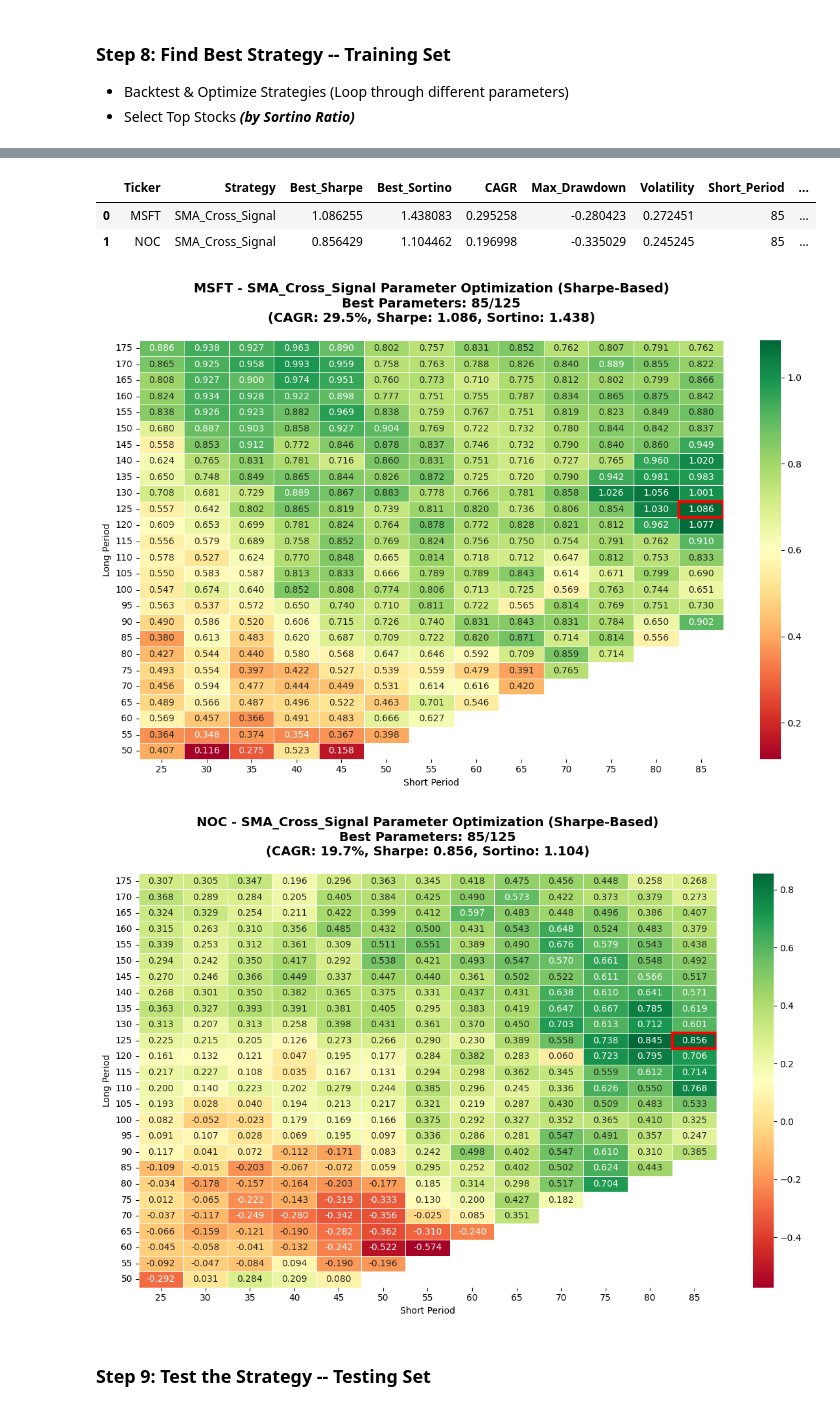
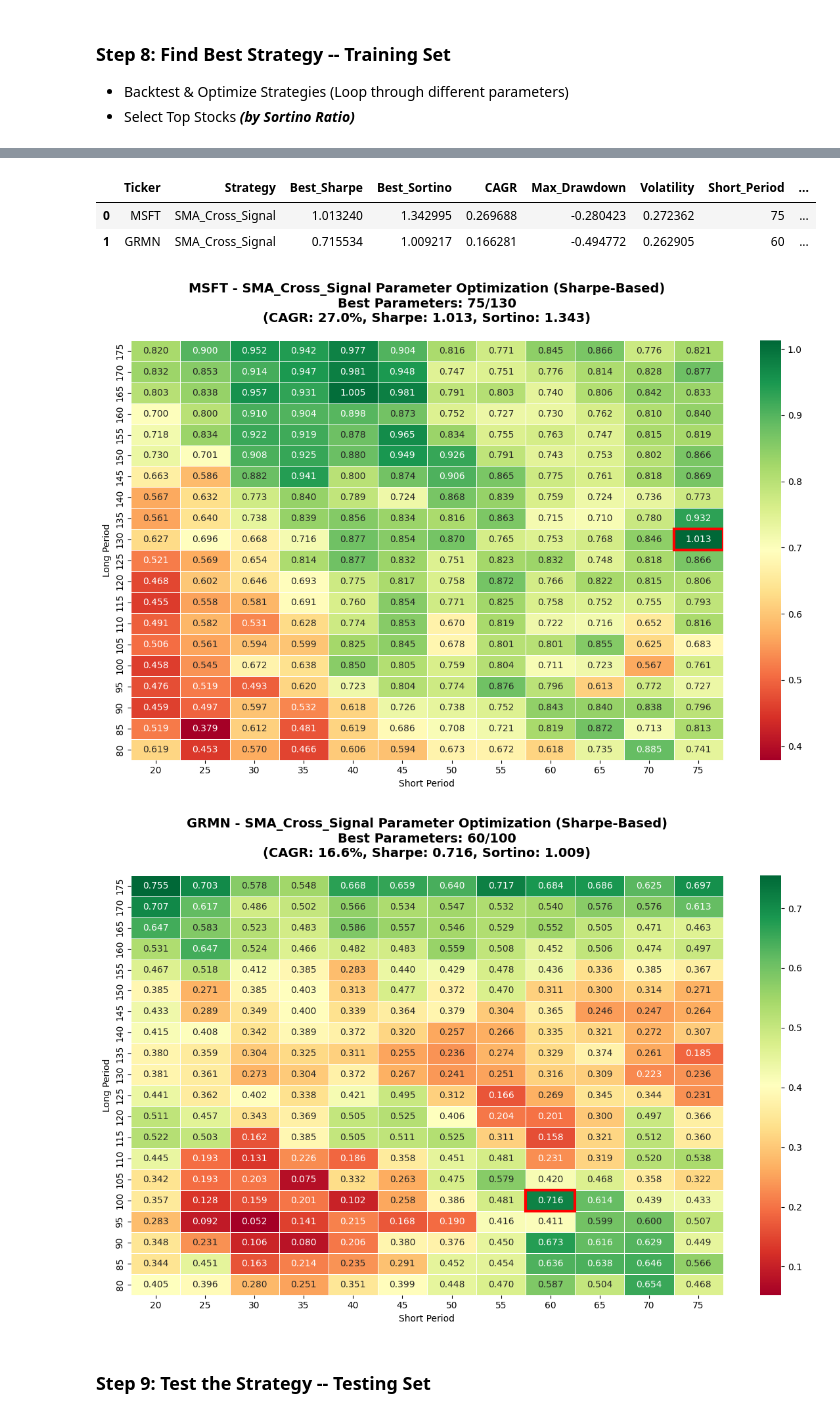
Before and after one commit to renan-peres/mfin-algo-trading-team, a Jupyter notebook: 02_short_term_portfolio.ipynb, the cells around one changed output, grey strips where cells are left out. Cells and saved outputs as stored; diff of their text form; code cells hidden in the pictures.

```diff
--- a/02_short_term_portfolio.ipynb
+++ b/02_short_term_portfolio.ipynb
@@ -383,41 +383,41 @@ max_stocks = 2            # Top N stocks by performance metric
 
 parameter_ranges = {
     'SMA_Cross_Signal': {
-        'short_periods': list(range(25, 90, 5)),
-        'long_periods': list(range(50, 180, 5))
+        'short_periods': list(range(20, 80, 5)),
+        'long_periods': list(range(80, 180, 5))
     },
     'EMA_Cross_Signal': {
         'short_periods': list(range(8, 40, 2)),
-        'long_periods': list(range(30, 80, 5))
+        'long_periods': list(range(40, 80, 5))
     }
 }
 
 # Fast optimization with custom parameter ranges
 optimization_results = find_optimal_portfolio_with_parameter_optimization(
     quotes=training_set,
     # min_cagr=0.1,             # Minimum 10% annual return
     # max_volatility=0.3,       # Maximum 30% volatility
     max_stocks=max_stocks,    # Top 2 stocks by Sortino ratio
     n_jobs=4,                 # Parallel processing cores
     heatmap_metric=performance_metric,
     parameter_ranges=parameter_ranges
 )
 
 # Access results
 optimization_summary = optimization_results['optimization_summary']
 portfolio_stats = optimization_results['portfolio_stats']
 selected_tickers = optimization_results['selected_tickers']
 
 display(optimization_summary)
 
 # Plot heatmaps with different metrics:
 plot_optimization_heatmaps(optimization_results, metric=performance_metric)
 # %% [output]
 |  | Ticker | Strategy | Best_Sharpe | Best_Sortino | CAGR | Max_Drawdown | Volatility | Short_Period | ... |
-| 0 | MSFT | SMA_Cross_Signal | 1.086255 | 1.438083 | 0.295258 | -0.280423 | 0.272451 | 85 | ... |
-| 1 | NOC | SMA_Cross_Signal | 0.856429 | 1.104462 | 0.196998 | -0.335029 | 0.245245 | 85 | ... |
+| 0 | MSFT | SMA_Cross_Signal | 1.013240 | 1.342995 | 0.269688 | -0.280423 | 0.272362 | 75 | ... |
+| 1 | GRMN | SMA_Cross_Signal | 0.715534 | 1.009217 | 0.166281 | -0.494772 | 0.262905 | 60 | ... |
-[figure, old version]
+[figure, new version]
-[figure, old version]
+[figure, new version]
 # %% [markdown]
 ### Step 9: Test the Strategy -- Testing Set
 # %%
```
Also changed, not shown: parts of 12 cells of this notebook, 12 other files.
